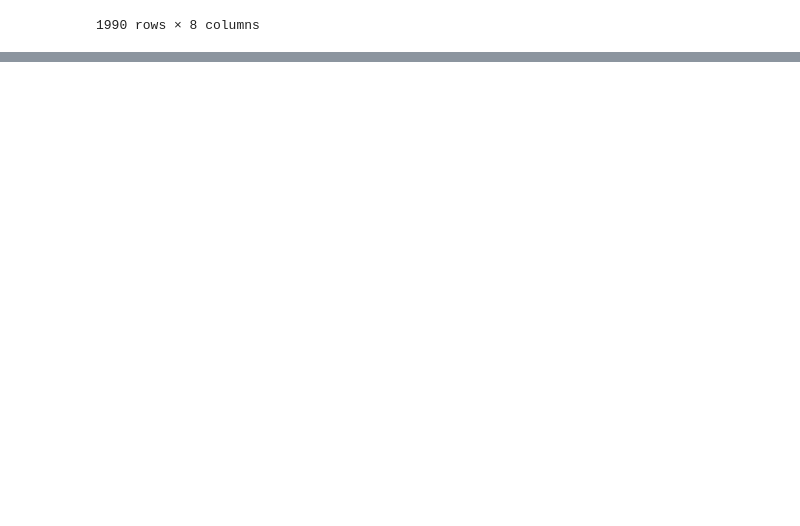
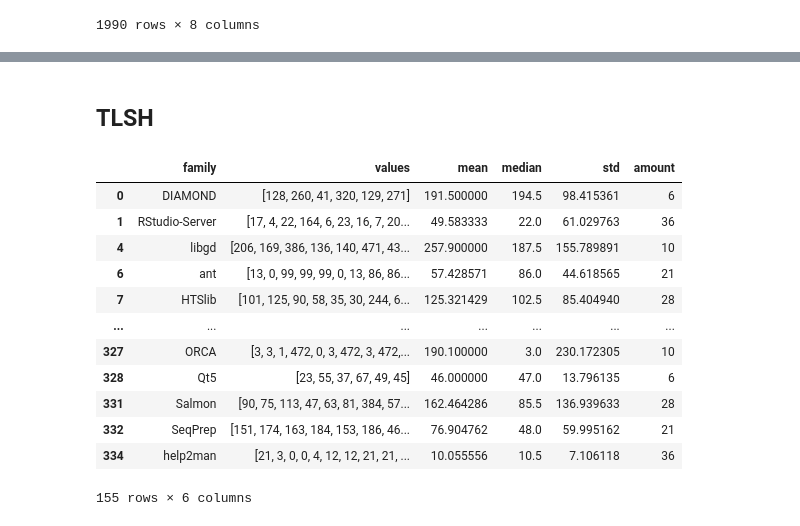
Before and after one commit to edizeqiri/obstkorb, a Jupyter notebook: Testing_Framework/Comparison.ipynb, the cells around one changed output, grey strips where cells are left out. Drawn from its saved outputs; the diff is of its cells as text; code cells hidden in the pictures; blank space fills up the shorter version.

```diff
--- a/Testing_Framework/Comparison.ipynb
+++ b/Testing_Framework/Comparison.ipynb
@@ -33,0 +57,19 @@ tlsh.diff(a,b)
+# %%
+original_count = df.shape[0]
+
+# Count the occurrences of each family
+family_counts = df['family'].value_counts()
+
+# Filter the DataFrame to keep families with more than one entry
+scicore_filtered = df[df['family'].map(family_counts) > 1]
+
+# Get the new number of rows after filtering
+filtered_count = scicore_filtered.shape[0]
+
+# Identify the families that were removed
+removed_families = family_counts[family_counts == 1].index.tolist()
+
+# Print the results
+#print(f"Original DataFrame had {original_count} rows.")
+#print(f"Filtered DataFrame has {filtered_count} rows.")
+#print(f"Families removed (only had 1 entry): {removed_families}")
@@ -33,0 +156,2 @@ tlsh.diff(a,b)
+# %% [markdown]
+## TLSH
@@ -33,0 +179,19 @@ tlsh.diff(a,b)
+# %%
+# Ignore the ones with only one resiöt
+family_scores.sort_values('amount')
+family_scores_tlsh = family_scores[family_scores["amount"] > 3]
+family_scores_tlsh
+# %% [output]
+|  | family | values | mean | median | std | amount |
+| 0 | DIAMOND | [128, 260, 41, 320, 129, 271] | 191.500000 | 194.5 | 98.415361 | 6 |
+| 1 | RStudio-Server | [17, 4, 22, 164, 6, 23, 16, 7, 20... | 49.583333 | 22.0 | 61.029763 | 36 |
+| 4 | libgd | [206, 169, 386, 136, 140, 471, 43... | 257.900000 | 187.5 | 155.789891 | 10 |
+| 6 | ant | [13, 0, 99, 99, 99, 0, 13, 86, 86... | 57.428571 | 86.0 | 44.618565 | 21 |
+| 7 | HTSlib | [101, 125, 90, 58, 35, 30, 244, 6... | 125.321429 | 102.5 | 85.404940 | 28 |
+| ... | ... | ... | ... | ... | ... | ... |
+| 327 | ORCA | [3, 3, 1, 472, 0, 3, 472, 3, 472,... | 190.100000 | 3.0 | 230.172305 | 10 |
+| 328 | Qt5 | [23, 55, 37, 67, 49, 45] | 46.000000 | 47.0 | 13.796135 | 6 |
+| 331 | Salmon | [90, 75, 113, 47, 63, 81, 384, 57... | 162.464286 | 85.5 | 136.939633 | 28 |
+| 332 | SeqPrep | [151, 174, 163, 184, 153, 186, 46... | 76.904762 | 48.0 | 59.995162 | 21 |
+| 334 | help2man | [21, 3, 0, 0, 4, 12, 12, 21, 21, ... | 10.055556 | 10.5 | 7.106118 | 36 |
+155 rows × 6 columns
```
Also changed, not shown: parts of 34 cells of this notebook, 2 other files.
